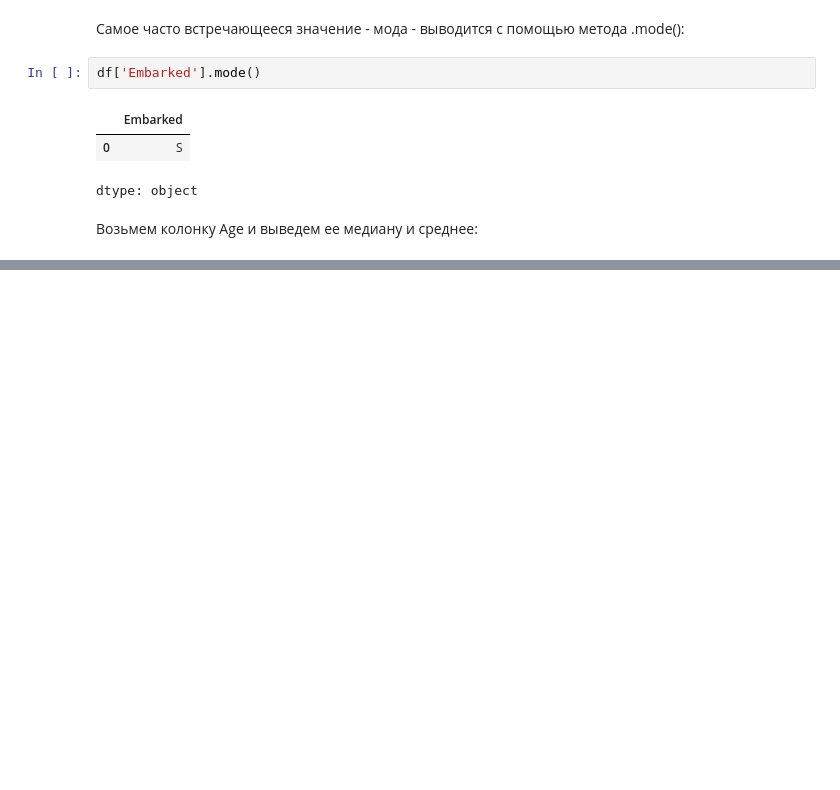
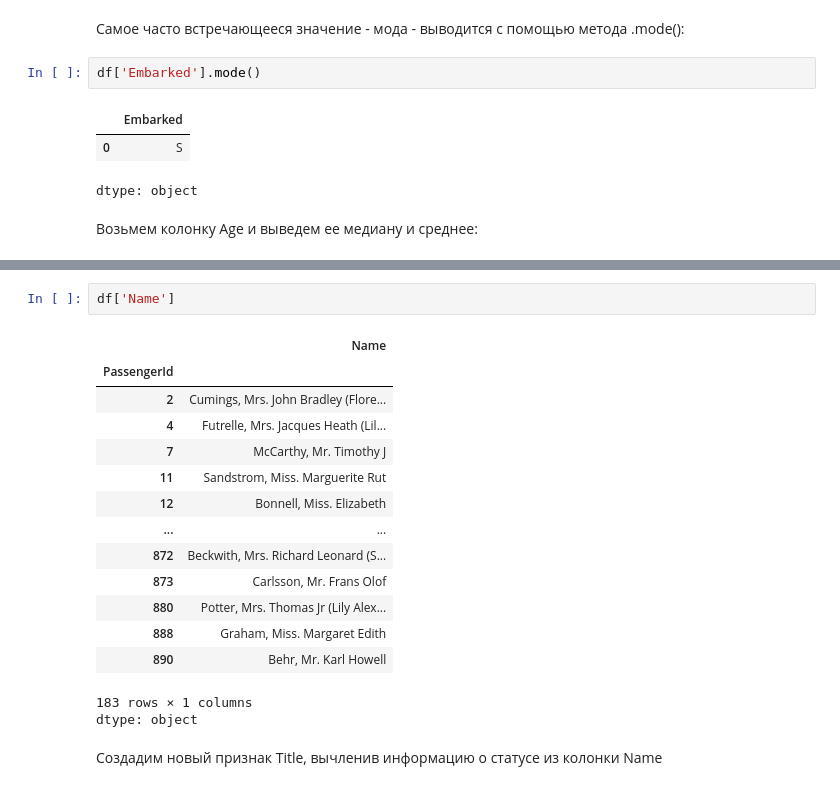
Before and after one commit to mromanenko095/ml-assignments, a Jupyter notebook: Pandas_Matplotlib_Sklearn.ipynb, the cells around one changed output, grey strips where cells are left out. Saved outputs shown, nothing was run; the diff lists cells and outputs as text; blank space fills up the shorter version.

```diff
--- a/Pandas_Matplotlib_Sklearn.ipynb
+++ b/Pandas_Matplotlib_Sklearn.ipynb
@@ -559,0 +628,20 @@ dtype: object
+# %%
+df['Name']
+# %% [output]
+|  | Name |
+| PassengerId |  |
+| 2 | Cumings, Mrs. John Bradley (Flore... |
+| 4 | Futrelle, Mrs. Jacques Heath (Lil... |
+| 7 | McCarthy, Mr. Timothy J |
+| 11 | Sandstrom, Miss. Marguerite Rut |
+| 12 | Bonnell, Miss. Elizabeth |
+| ... | ... |
+| 872 | Beckwith, Mrs. Richard Leonard (S... |
+| 873 | Carlsson, Mr. Frans Olof |
+| 880 | Potter, Mrs. Thomas Jr (Lily Alex... |
+| 888 | Graham, Miss. Margaret Edith |
+| 890 | Behr, Mr. Karl Howell |
+183 rows × 1 columns
+dtype: object
+# %% [markdown]
+Создадим новый признак Title, вычленив информацию о статусе из колонки Name
```
Also changed, not shown: parts of 10 cells of this notebook.
